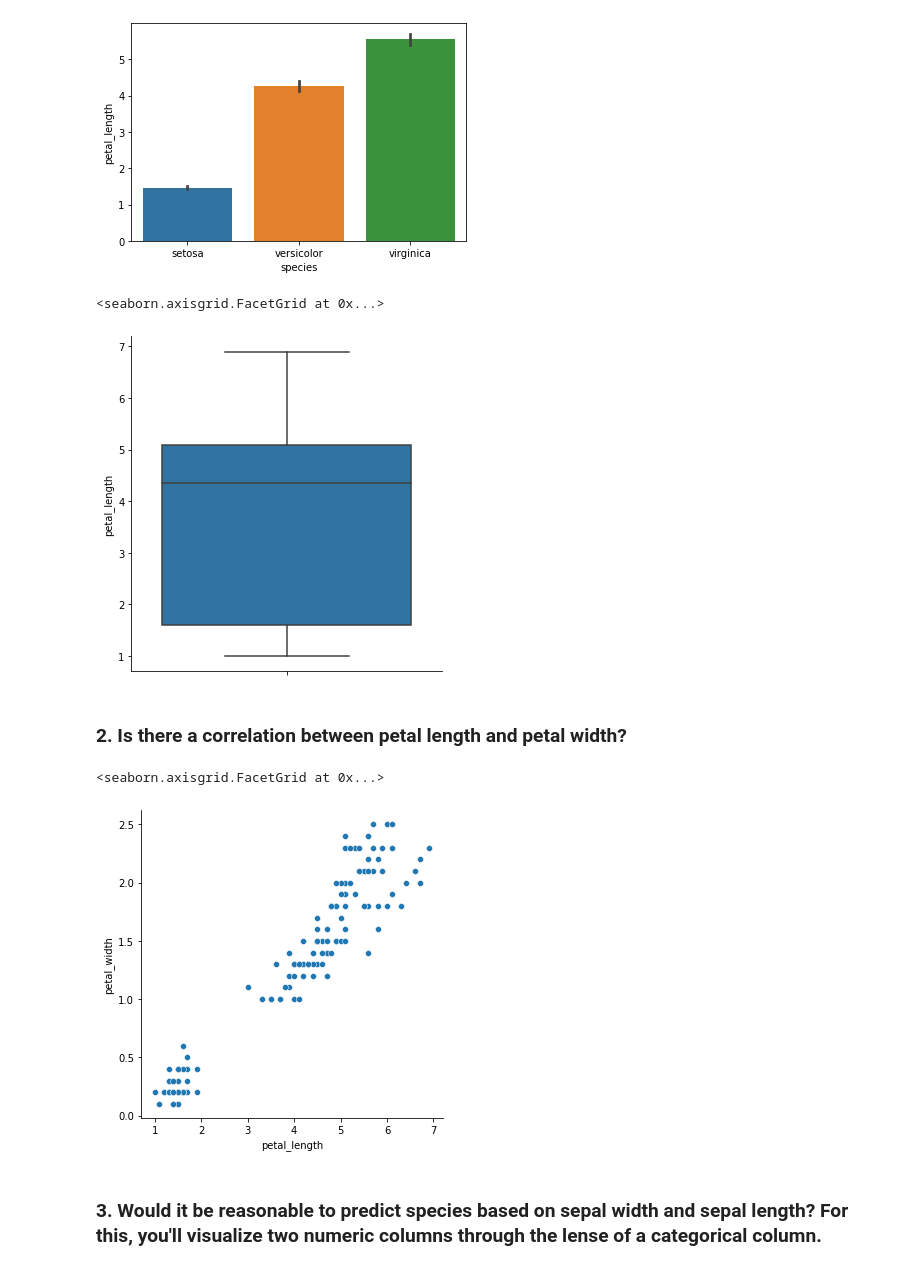
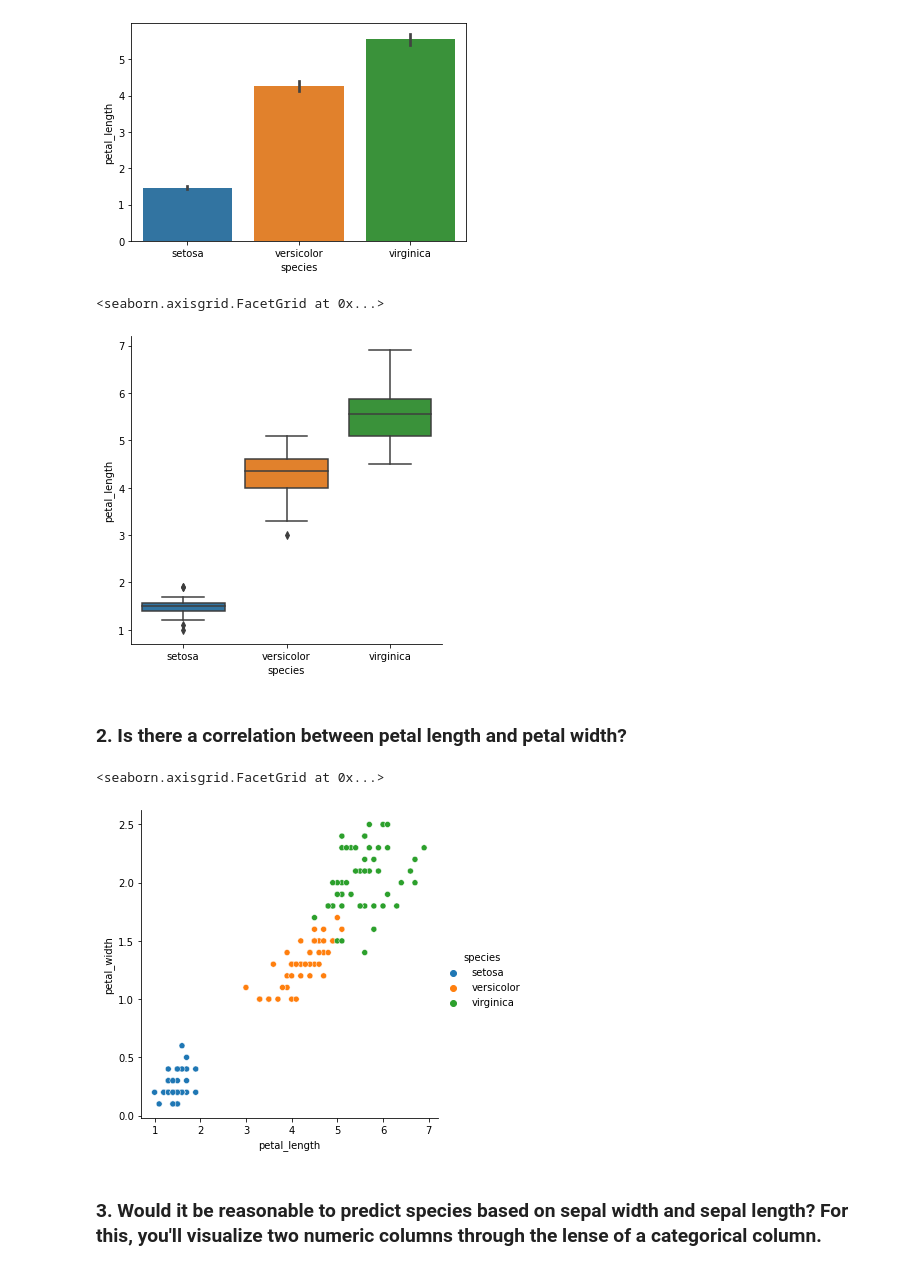
Before and after one commit to Severina7/numpy-pandas-visualization-exercises, a Jupyter notebook: seaborn_exercises.ipynb, the cells around one changed output. Saved outputs shown, nothing was run; the diff lists cells and outputs as text; code cells hidden in the pictures.

```diff
--- a/seaborn_exercises.ipynb
+++ b/seaborn_exercises.ipynb
@@ -69,19 +75,21 @@ sns.barplot(data = iris, x = 'species', y = 'petal_length')
 <AxesSubplot:xlabel='species', ylabel='petal_length'>
 [figure]
 # %%
-sns.catplot(data = iris, y = 'petal_length', kind = 'box')
+sns.catplot(data = iris, x = 'species', y = 'petal_length', kind = 'box', size = 5)
 # %% [output]
 <seaborn.axisgrid.FacetGrid at 0x...>
-[figure, old version]
+[figure, new version]
 # %% [markdown]
 ### 2. Is there a correlation between petal length and petal width?
 # %%
-sns.relplot(data = iris, x = 'petal_length', y = 'petal_width')
+sns.relplot(data = iris, x = 'petal_length', y = 'petal_width', hue = 'species')
 
-# Yes, there is a correlation between the petals length and their width. Approx 85 to 90%
+# Yes, there is a correlation between the petals length and their width. At approx 85 to 90%,
+# petal length increase corresponds to increase in petal witdth and it is at a different proportion,
+# depending on the species although versicolor is closer to virginica
 # %% [output]
 <seaborn.axisgrid.FacetGrid at 0x...>
-[figure, old version]
+[figure, new version]
 # %% [markdown]
 ### 3. Would it be reasonable to predict species based on sepal width and sepal length? For this, you'll visualize two numeric columns through the lense of a categorical column.
 # %%
```
Also changed, not shown: parts of 12 cells of this notebook, 1 other file.
